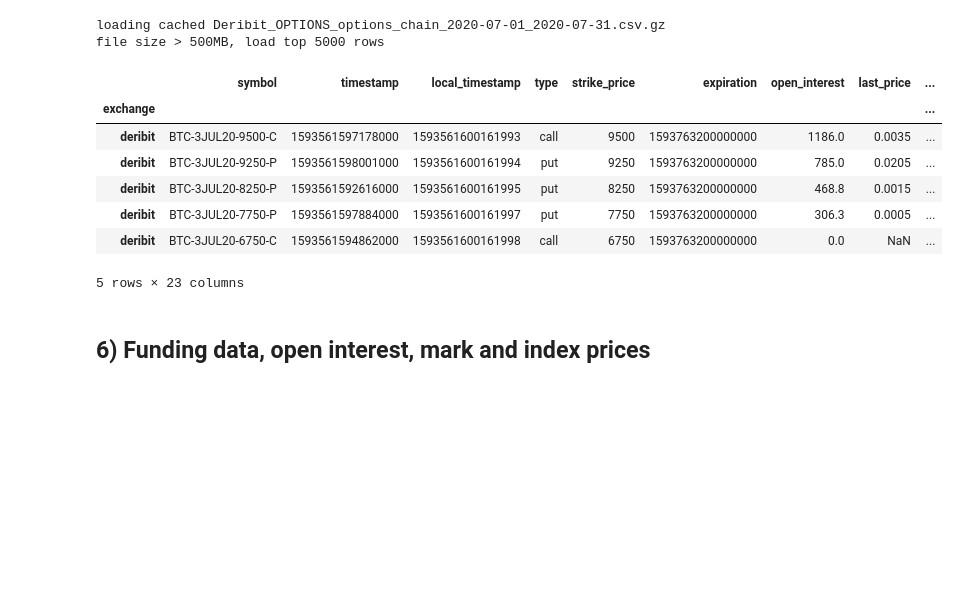
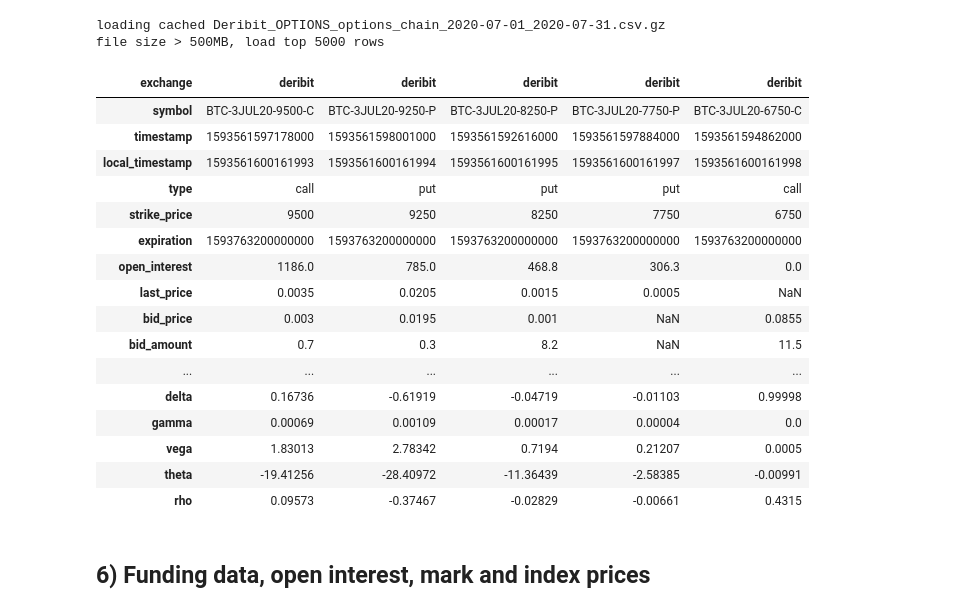
Before and after one commit to webclinic017/cdcqr-1, a Jupyter notebook: cdcqr/data/deribit/deribit_data.ipynb, the cells around one changed output. Saved outputs shown, nothing was run; the diff lists cells and outputs as text; code cells hidden in the pictures; blank space fills up the shorter version.

```diff
--- a/cdcqr/data/deribit/deribit_data.ipynb
+++ b/cdcqr/data/deribit/deribit_data.ipynb
@@ -315,16 +263,25 @@ df = url_csv_zip_file_reader(url)
 loading cached Deribit_OPTIONS_options_chain_2020-07-01_2020-07-31.csv.gz
 file size > 500MB, load top 5000 rows
 # %%
-df.head(5)
+df.head(5).T
 # %% [output]
-|  | symbol | timestamp | local_timestamp | type | strike_price | expiration | open_interest | last_price | ... |
-| exchange |  |  |  |  |  |  |  |  | ... |
-| deribit | BTC-3JUL20-9500-C | 1593561597178000 | 1593561600161993 | call | 9500 | 1593763200000000 | 1186.0 | 0.0035 | ... |
-| deribit | BTC-3JUL20-9250-P | 1593561598001000 | 1593561600161994 | put | 9250 | 1593763200000000 | 785.0 | 0.0205 | ... |
-| deribit | BTC-3JUL20-8250-P | 1593561592616000 | 1593561600161995 | put | 8250 | 1593763200000000 | 468.8 | 0.0015 | ... |
-| deribit | BTC-3JUL20-7750-P | 1593561597884000 | 1593561600161997 | put | 7750 | 1593763200000000 | 306.3 | 0.0005 | ... |
-| deribit | BTC-3JUL20-6750-C | 1593561594862000 | 1593561600161998 | call | 6750 | 1593763200000000 | 0.0 | NaN | ... |
+| exchange | deribit | deribit | deribit | deribit | deribit |
+| symbol | BTC-3JUL20-9500-C | BTC-3JUL20-9250-P | BTC-3JUL20-8250-P | BTC-3JUL20-7750-P | BTC-3JUL20-6750-C |
+| timestamp | 1593561597178000 | 1593561598001000 | 1593561592616000 | 1593561597884000 | 1593561594862000 |
+| local_timestamp | 1593561600161993 | 1593561600161994 | 1593561600161995 | 1593561600161997 | 1593561600161998 |
+| type | call | put | put | put | call |
+| strike_price | 9500 | 9250 | 8250 | 7750 | 6750 |
+| expiration | 1593763200000000 | 1593763200000000 | 1593763200000000 | 1593763200000000 | 1593763200000000 |
+| open_interest | 1186.0 | 785.0 | 468.8 | 306.3 | 0.0 |
+| last_price | 0.0035 | 0.0205 | 0.0015 | 0.0005 | NaN |
+| bid_price | 0.003 | 0.0195 | 0.001 | NaN | 0.0855 |
+| bid_amount | 0.7 | 0.3 | 8.2 | NaN | 11.5 |
+| ... | ... | ... | ... | ... | ... |
+| delta | 0.16736 | -0.61919 | -0.04719 | -0.01103 | 0.99998 |
+| gamma | 0.00069 | 0.00109 | 0.00017 | 0.00004 | 0.0 |
+| vega | 1.83013 | 2.78342 | 0.7194 | 0.21207 | 0.0005 |
+| theta | -19.41256 | -28.40972 | -11.36439 | -2.58385 | -0.00991 |
+| rho | 0.09573 | -0.37467 | -0.02829 | -0.00661 | 0.4315 |
-5 rows × 23 columns
 # %% [markdown]
 ## 6) Funding data, open interest, mark and index prices
 # %% [markdown]
```
Also changed, not shown: parts of 14 cells of this notebook, 24 other files.
